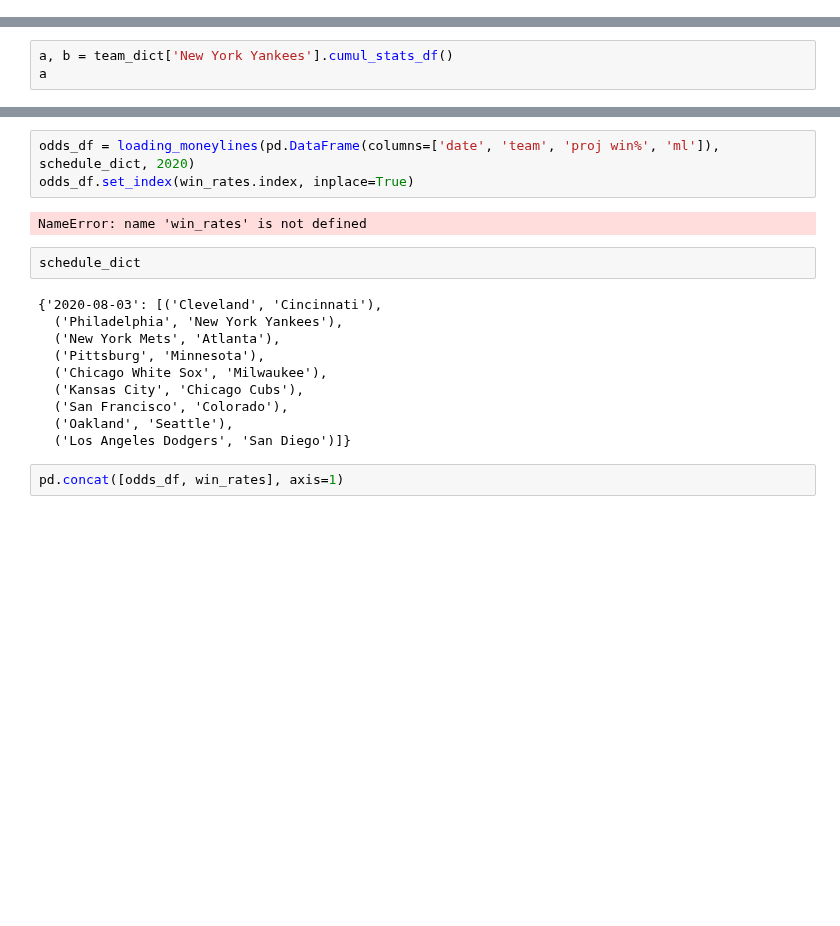
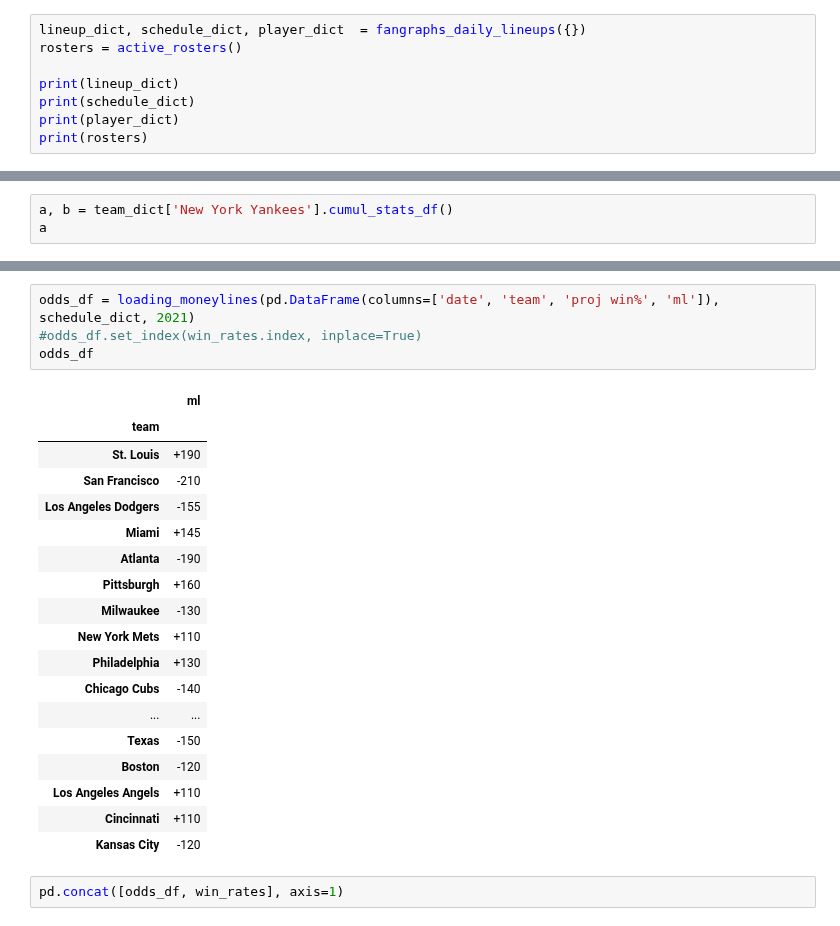
Before and after one commit to jmaloon1/Baseball-Simulator, a Jupyter notebook: Baseball Simulator.ipynb, the cells around one changed output, grey strips where cells are left out. Drawn from its saved outputs; the diff is of its cells as text; blank space fills up the shorter version.

```diff
--- a/Baseball Simulator.ipynb
+++ b/Baseball Simulator.ipynb
@@ -4380,0 +6707,8 @@ Oakland
+# %%
+lineup_dict, schedule_dict, player_dict  = fangraphs_daily_lineups({})
+rosters = active_rosters()
+
+print(lineup_dict)
+print(schedule_dict)
+print(player_dict)
+print(rosters)
@@ -4498,20 +6787,26 @@ def loading_moneylines(df, schedule_dict, year):
 # %%
-odds_df = loading_moneylines(pd.DataFrame(columns=['date', 'team', 'proj win%', 'ml']), schedule_dict, 2020)
-odds_df.set_index(win_rates.index, inplace=True)
+odds_df = loading_moneylines(pd.DataFrame(columns=['date', 'team', 'proj win%', 'ml']), schedule_dict, 2021)
+#odds_df.set_index(win_rates.index, inplace=True)
+odds_df
 # %% [output]
-NameError: name 'win_rates' is not defined
+|  | ml |
+| team |  |
+| St. Louis | +190 |
+| San Francisco | -210 |
+| Los Angeles Dodgers | -155 |
+| Miami | +145 |
+| Atlanta | -190 |
+| Pittsburgh | +160 |
+| Milwaukee | -130 |
+| New York Mets | +110 |
+| Philadelphia | +130 |
+| Chicago Cubs | -140 |
+| ... | ... |
+| Texas | -150 |
+| Boston | -120 |
+| Los Angeles Angels | +110 |
+| Cincinnati | +110 |
+| Kansas City | -120 |
-# %%
-schedule_dict
-# %% [output]
-{'2020-08-03': [('Cleveland', 'Cincinnati'),
-  ('Philadelphia', 'New York Yankees'),
-  ('New York Mets', 'Atlanta'),
-  ('Pittsburg', 'Minnesota'),
-  ('Chicago White Sox', 'Milwaukee'),
-  ('Kansas City', 'Chicago Cubs'),
-  ('San Francisco', 'Colorado'),
-  ('Oakland', 'Seattle'),
-  ('Los Angeles Dodgers', 'San Diego')]}
 # %%
 pd.concat([odds_df, win_rates], axis=1)
 # %% [output]
```
Also changed, not shown: parts of 17 cells of this notebook.
